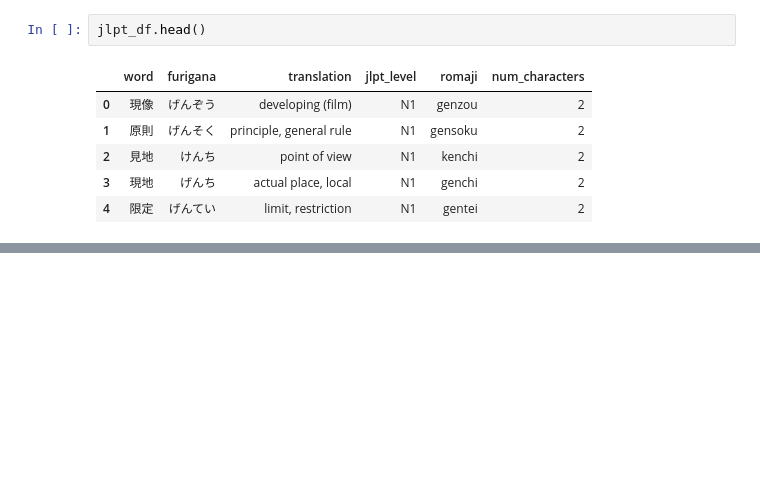
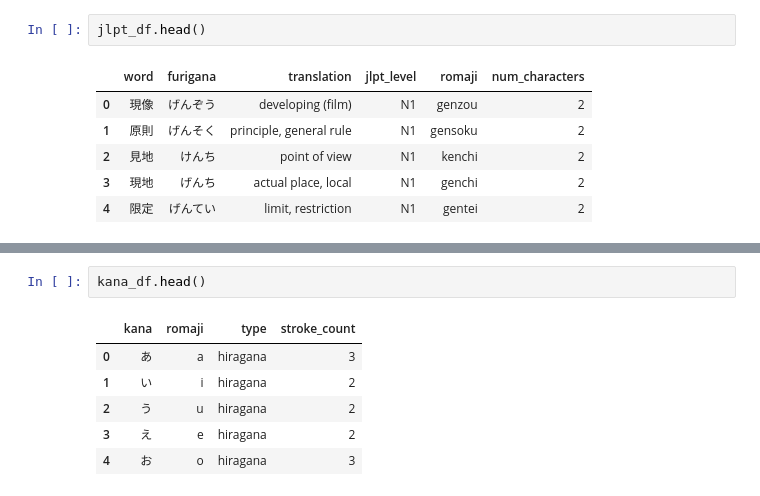
Before and after one commit to naeron75/basic-japanese-learning, a Jupyter notebook: exploration.ipynb, the cells around one changed output, grey strips where cells are left out. Saved outputs shown, nothing was run; the diff lists cells and outputs as text; blank space fills up the shorter version.

```diff
--- a/exploration.ipynb
+++ b/exploration.ipynb
@@ -234,0 +166,9 @@ kanji_df['on_readings'] = kanji_df['kanji'].apply(get_kanji_on_readings)
+# %%
+kana_df.head()
+# %% [output]
+|  | kana | romaji | type | stroke_count |
+| 0 | あ | a | hiragana | 3 |
+| 1 | い | i | hiragana | 2 |
+| 2 | う | u | hiragana | 2 |
+| 3 | え | e | hiragana | 2 |
+| 4 | お | o | hiragana | 3 |
```
Also changed, not shown: parts of 27 cells of this notebook, 4 other files.
